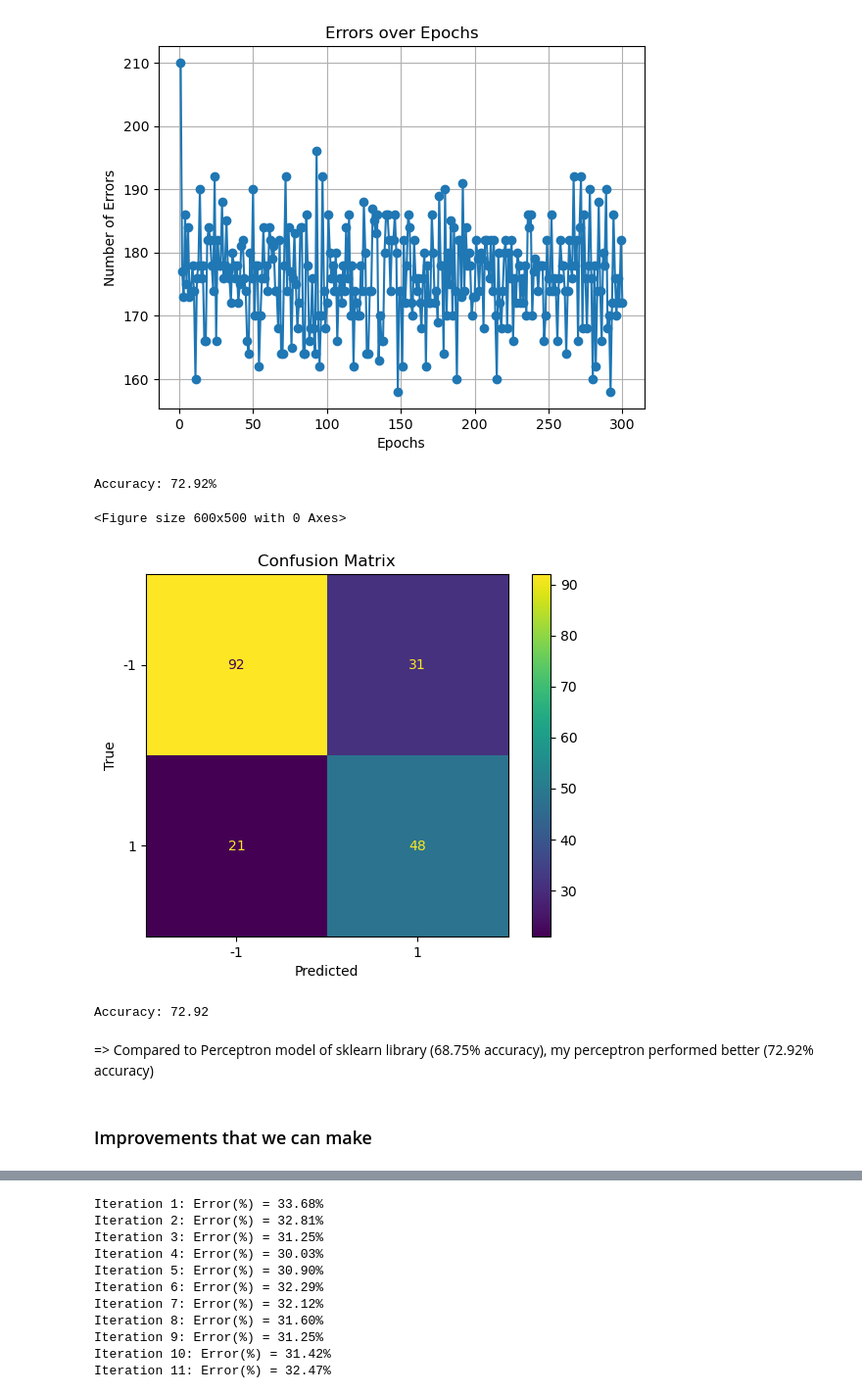
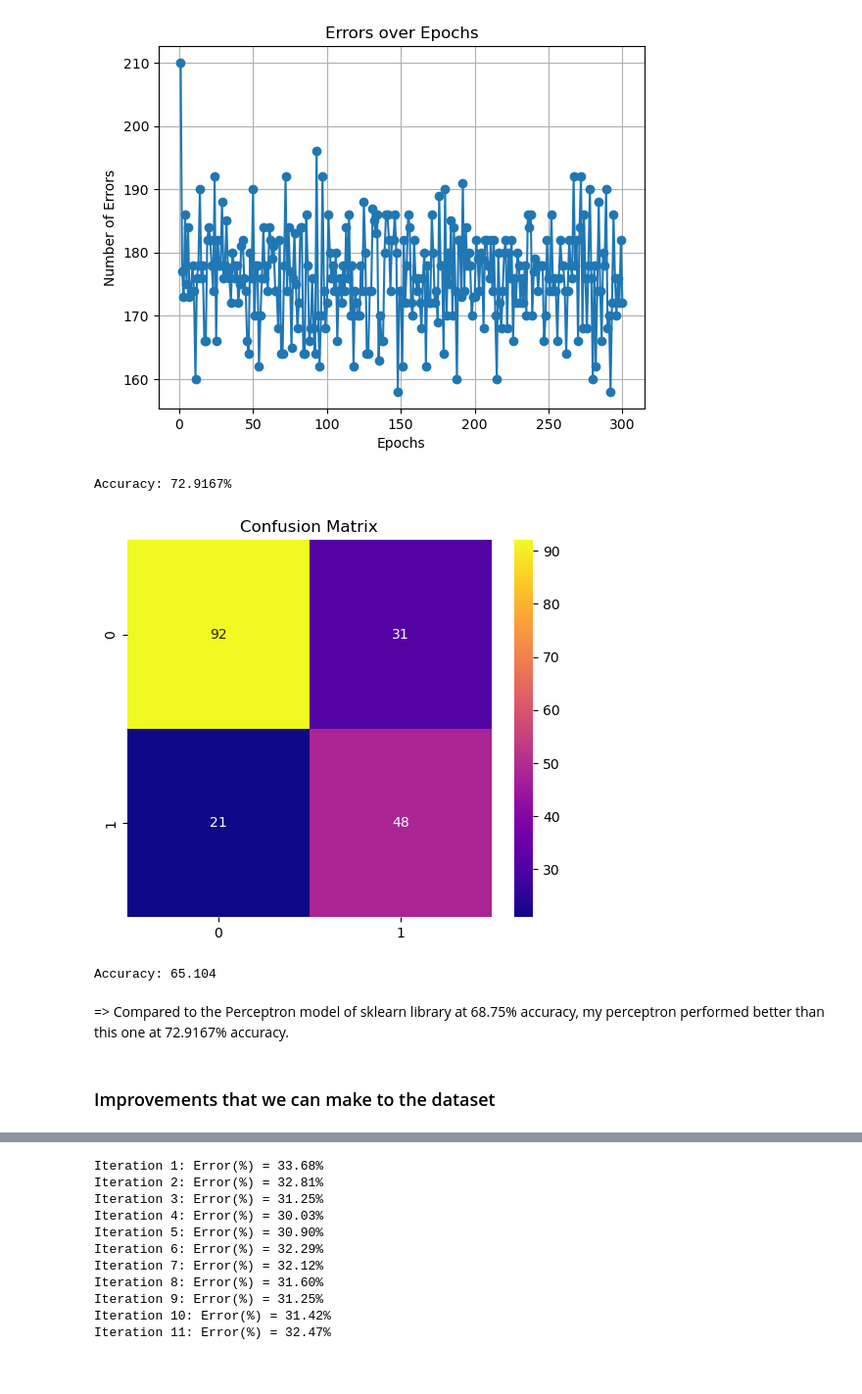
Before and after one commit to YuthYuthYuthYuth/DL-Assignment-1, a Jupyter notebook: Perceptron copy.ipynb, the cells around one changed output, grey strips where cells are left out. Shown at 98% size. Drawn from its saved outputs; the diff is of its cells as text; code cells hidden in the pictures; blank space fills up the shorter version.

```diff
--- a/Perceptron copy.ipynb
+++ b/Perceptron copy.ipynb
@@ -87,27 +84,3 @@ ax[1].texts[3].set_color("#F7F7F8")
 plt.show()
 # %% [output]
 [figure]
-# %%
-#Create a 1x2 subplot with a figure size of (12, 6)
-f, ax = plt.subplots(1, 2, figsize=(12, 6))
-
-#Set the main title for the entire figure
-f.suptitle("Diabetes?", fontsize=18.)
-
-#Plot a bar chart for the distribution of "Outcome" values
- = data.Outcome.value_counts().plot.bar(ax=ax[0], rot=0, color=(sns.color_palette()[0], sns.color_palette()[2]))
-a_ = d_diabetes.Outcome.value_counts().plot.bar(ax=ax[0], rot=0, color=(sns.color_palette()[0], sns.color_palette()[2]))
-
-#Customize the x-axis tick labels
-a_ = ax[0].setxticklabels(["No", "Yes"])
-
-#Plot a pie chart for the distribution of "Outcome" values
-a_ = d_diabetes.Outcome.value_counts().plot.pie(labels=("No", "Yes"), autopct="%.2f%%", label="", fontsize=13., ax=ax[1],\
-                                        colors=(sns.color_palette()[0], sns.color_palette()[2]), wedgeprops={"linewidth": 1.5, "edgecolor": "#F7F7F9"})
-
-#Customize text color for the pie chart labels
-ax[1].texts[1].set_color("#F7F7F9")
-ax[1].texts[3].set_color("#F7F7F9")
-
-#Show the plot
-plt.show()
@@ -341,22 +275,20 @@ test_preds = perceptron.eval(X_test)
 # %%
 accuracy = accuracy_score(y_test, test_preds)
 
-print(f'Accuracy: {accuracy*100:.2f}%')
+print(f'Accuracy: {accuracy*100:.4f}%')
 # %% [output]
-Accuracy: 72.92%
+Accuracy: 72.9167%
 # %%
 c_m = confusion_matrix(y_test, test_preds)
 
 plt.figure(figsize=(6, 5))
-cm_display = metrics.ConfusionMatrixDisplay(confusion_matrix = c_m, display_labels = [-1, 1])
-cm_display.plot()
 plt.xlabel('Predicted')
 plt.ylabel('True')
 plt.title('Confusion Matrix')
+sns.heatmap(c_m, annot=True, fmt='d', cmap='plasma')
 plt.show()
 # %% [output]
-<Figure size 600x500 with 0 Axes>
-[figure, old version]
+[figure, new version]
 # %%
 #perceptron using sklearn3
 from sklearn.linear_model import Perceptron as sklearn_perceptron
@@ -373,11 +305,11 @@ y_pred = clf_.predict(X_test)
 # Calculate accuracy
 accuracy = accuracy_score(y_test, y_pred)
 # print(f'Predictions: {y_pred}')
-print(f'Accuracy: {accuracy*100:.2f}')
+print(f'Accuracy: {accuracy*100:.3f}')
 # %% [output]
-Accuracy: 72.92
+Accuracy: 65.104
 # %% [markdown]
-=> Compared to Perceptron model of sklearn library (68.75% accuracy), my perceptron performed better (72.92% accuracy)
+=> Compared to the Perceptron model of sklearn library at 68.75% accuracy, my perceptron performed better than this one at 72.9167% accuracy.
 # %% [markdown]
-### Improvements that we can make
+### Improvements that we can make to the dataset
 # %% [markdown]
```
Also changed, not shown: parts of 26 cells of this notebook.
